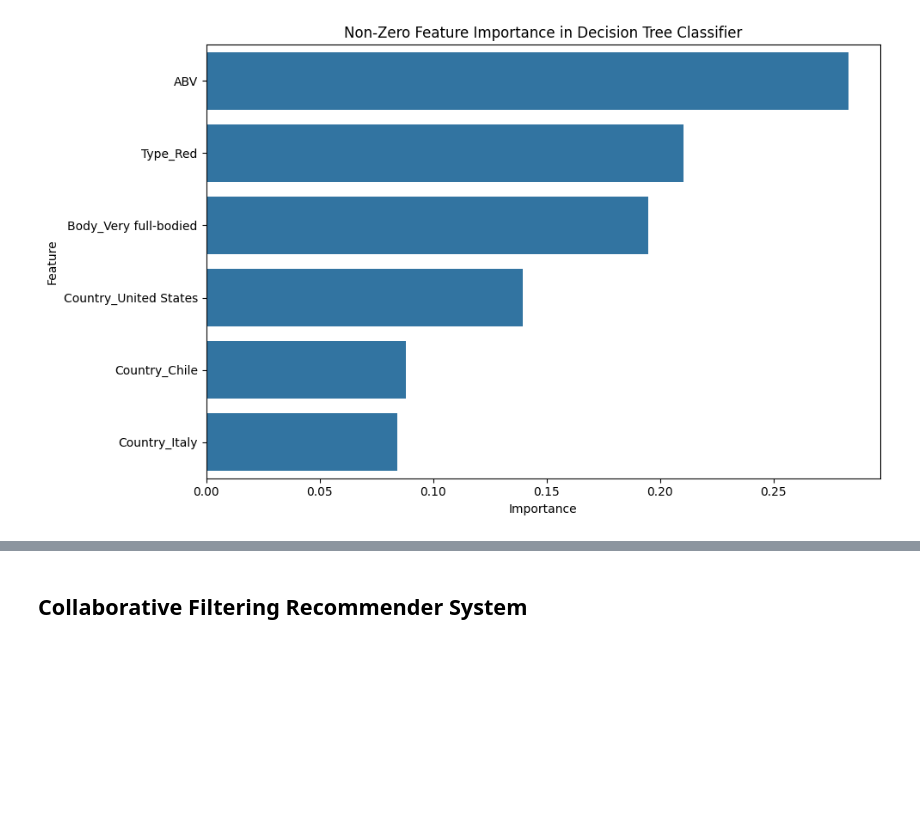
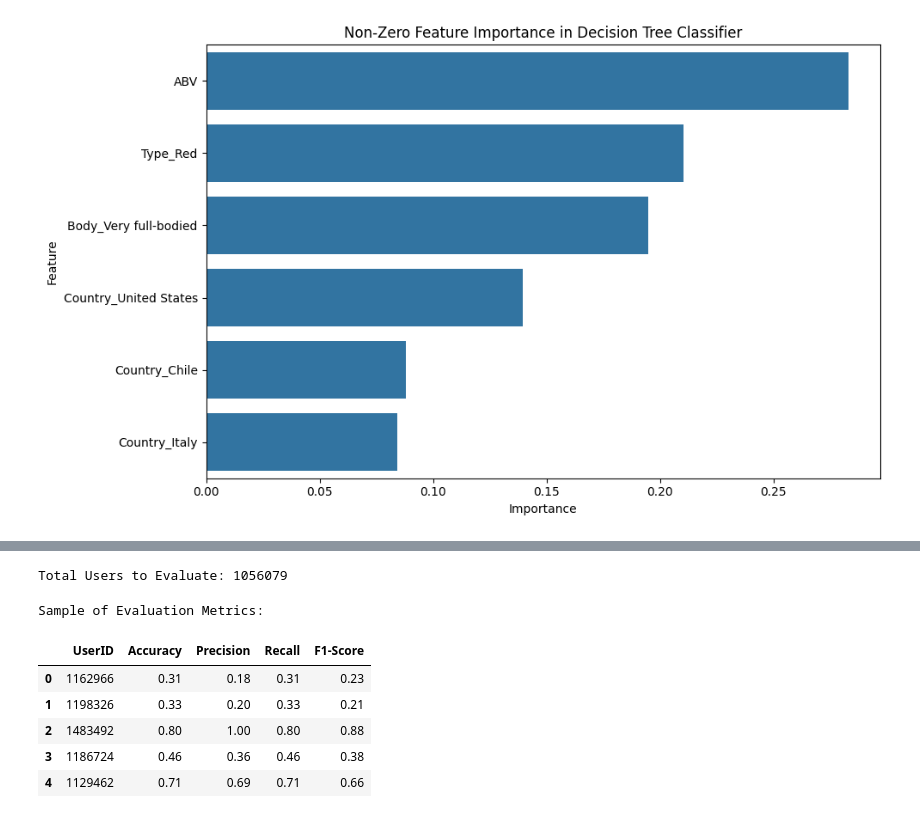
Before and after one commit to NikiLalev/rs_project_group12, a Jupyter notebook: individual_recsys_joao.ipynb, the cells around one changed output, grey strips where cells are left out. Drawn from its saved outputs; the diff is of its cells as text; code cells hidden in the pictures; blank space fills up the shorter version.

```diff
--- a/individual_recsys_joao.ipynb
+++ b/individual_recsys_joao.ipynb
@@ -1145,2 +1225,34 @@ metrics_df = pd.DataFrame(results)
-# %% [markdown]
-## Collaborative Filtering Recommender System
+# %%
+import os
+
+# Define the output CSV file path
+output_file = 'content_based_classifier_metrics.csv'
+
+# Check if the file already exists to avoid overwriting
+if not os.path.exists(output_file):
+    # Initialize the CSV file with headers
+    with open(output_file, 'w', newline='') as csvfile:
+        fieldnames = ['UserID', 'Accuracy', 'Precision', 'Recall', 'F1-Score']
+        writer = csv.DictWriter(csvfile, fieldnames=fieldnames)
+        writer.writeheader()
+# %%
+# ---------------------------------------
+# Step 5: Define the Number of Users to Evaluate
+# ---------------------------------------
+
+# Total number of users
+unique_users = ratings_df['UserID'].unique()
+total_users = len(unique_users)
+print(f"Total Users to Evaluate: {total_users}")
+
+# Optionally, evaluate a sample of users first
+# Uncomment the following lines to evaluate a smaller sample (e.g., 10,000 users)
+# sample_size = 10000
+# sampled_users = np.random.choice(unique_users, size=sample_size, replace=False)
+# users_to_evaluate = sampled_users
+# print(f"Sampled Users to Evaluate: {len(users_to_evaluate)}")
+
+# To evaluate all users, comment out the sampling lines above
+users_to_evaluate = unique_users
+# %% [output]
+Total Users to Evaluate: 1056079
@@ -1146,0 +1274,19 @@ metrics_df = pd.DataFrame(results)
+# %%
+# ---------------------------------------
+# Step 7: Load Metrics from CSV
+# ---------------------------------------
+
+# Load the metrics into a DataFrame
+metrics_df = pd.read_csv(output_file)
+
+# Display the first few rows
+print("Sample of Evaluation Metrics:")
+display(metrics_df.head())
+# %% [output]
+Sample of Evaluation Metrics:
+|  | UserID | Accuracy | Precision | Recall | F1-Score |
+| 0 | 1162966 | 0.31 | 0.18 | 0.31 | 0.23 |
+| 1 | 1198326 | 0.33 | 0.20 | 0.33 | 0.21 |
+| 2 | 1483492 | 0.80 | 1.00 | 0.80 | 0.88 |
+| 3 | 1186724 | 0.46 | 0.36 | 0.46 | 0.38 |
+| 4 | 1129462 | 0.71 | 0.69 | 0.71 | 0.66 |
```
Also changed, not shown: parts of 25 cells of this notebook, 2 other files.
